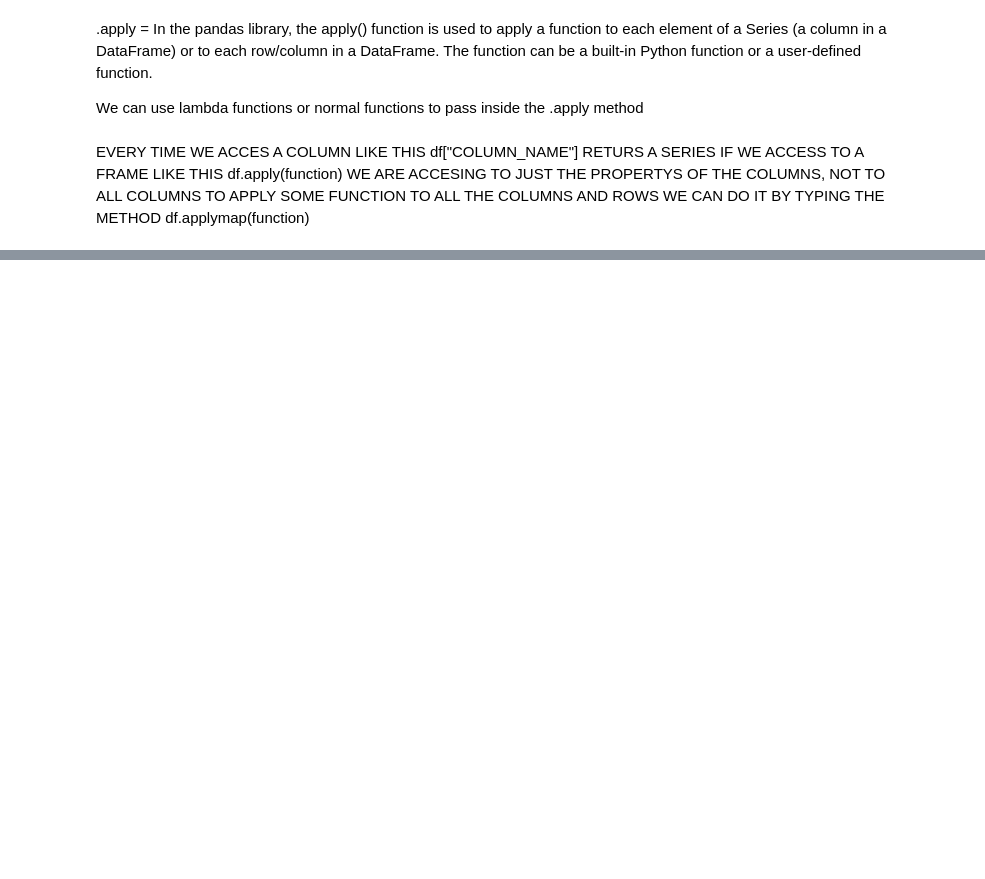
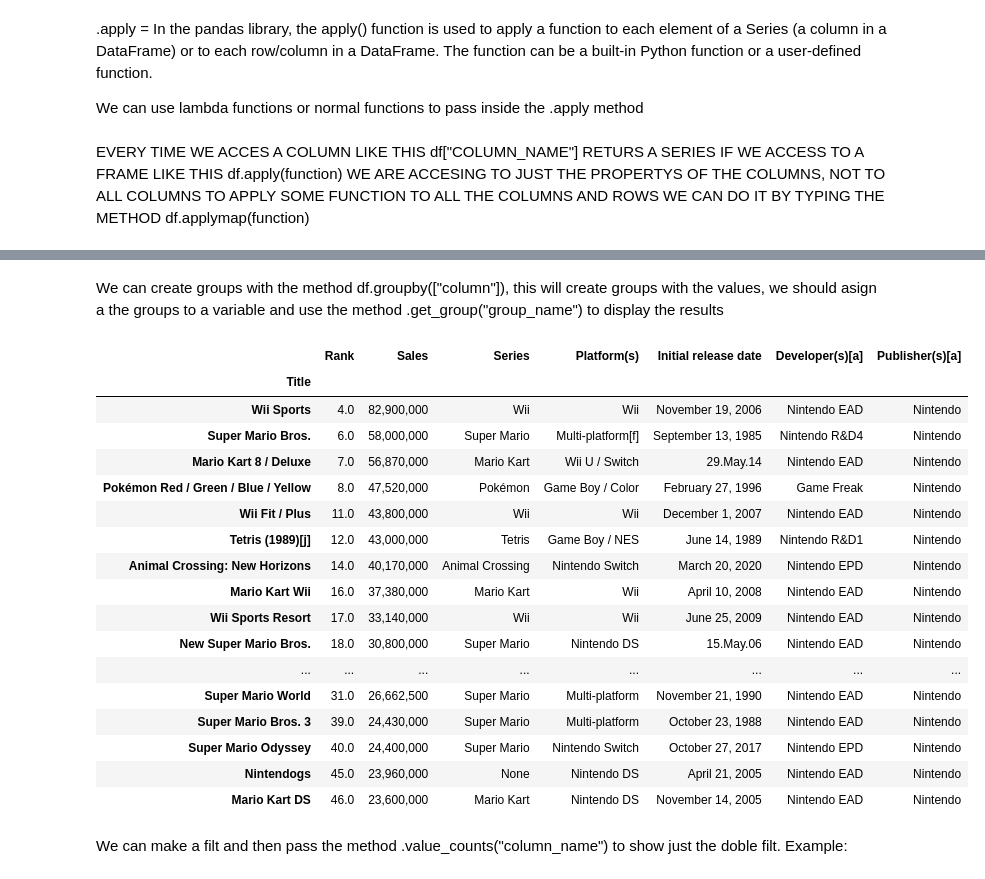
Before and after one commit to Sua95/pandas_project, a Jupyter notebook: pandas_demo.ipynb, the cells around one changed output, grey strips where cells are left out. Drawn from its saved outputs; the diff is of its cells as text; code cells hidden in the pictures; blank space fills up the shorter version.

```diff
--- a/pandas_demo.ipynb
+++ b/pandas_demo.ipynb
@@ -257,0 +313,27 @@ To remove one or multiple we can use the method df.drop(columns=[column_1,Column
+# %% [markdown]
+We can create groups with the method df.groupby(["column"]), this will create groups with the values, we should asign a the groups to a variable and use the method .get_group("group_name") to display the results
+# %%
+publisher_group = df.groupby(["Publisher(s)[a]"])
+df_platfoms_group.get_group("Nintendo")
+# %% [output]
+|  | Rank | Sales | Series | Platform(s) | Initial release date | Developer(s)[a] | Publisher(s)[a] |
+| Title |  |  |  |  |  |  |  |
+| Wii Sports | 4.0 | 82,900,000 | Wii | Wii | November 19, 2006 | Nintendo EAD | Nintendo |
+| Super Mario Bros. | 6.0 | 58,000,000 | Super Mario | Multi-platform[f] | September 13, 1985 | Nintendo R&D4 | Nintendo |
+| Mario Kart 8 / Deluxe | 7.0 | 56,870,000 | Mario Kart | Wii U / Switch | 29.May.14 | Nintendo EAD | Nintendo |
+| Pokémon Red / Green / Blue / Yellow | 8.0 | 47,520,000 | Pokémon | Game Boy / Color | February 27, 1996 | Game Freak | Nintendo |
+| Wii Fit / Plus | 11.0 | 43,800,000 | Wii | Wii | December 1, 2007 | Nintendo EAD | Nintendo |
+| Tetris (1989)[j] | 12.0 | 43,000,000 | Tetris | Game Boy / NES | June 14, 1989 | Nintendo R&D1 | Nintendo |
+| Animal Crossing: New Horizons | 14.0 | 40,170,000 | Animal Crossing | Nintendo Switch | March 20, 2020 | Nintendo EPD | Nintendo |
+| Mario Kart Wii | 16.0 | 37,380,000 | Mario Kart | Wii | April 10, 2008 | Nintendo EAD | Nintendo |
+| Wii Sports Resort | 17.0 | 33,140,000 | Wii | Wii | June 25, 2009 | Nintendo EAD | Nintendo |
+| New Super Mario Bros. | 18.0 | 30,800,000 | Super Mario | Nintendo DS | 15.May.06 | Nintendo EAD | Nintendo |
+| ... | ... | ... | ... | ... | ... | ... | ... |
+| Super Mario World | 31.0 | 26,662,500 | Super Mario | Multi-platform | November 21, 1990 | Nintendo EAD | Nintendo |
+| Super Mario Bros. 3 | 39.0 | 24,430,000 | Super Mario | Multi-platform | October 23, 1988 | Nintendo EAD | Nintendo |
+| Super Mario Odyssey | 40.0 | 24,400,000 | Super Mario | Nintendo Switch | October 27, 2017 | Nintendo EPD | Nintendo |
+| Nintendogs | 45.0 | 23,960,000 | None | Nintendo DS | April 21, 2005 | Nintendo EAD | Nintendo |
+| Mario Kart DS | 46.0 | 23,600,000 | Mario Kart | Nintendo DS | November 14, 2005 | Nintendo EAD | Nintendo |
+# %% [markdown]
+We can make a filt and then pass the method .value_counts("column_name") to show just the doble filt.
+Example:
```
Also changed, not shown: parts of 10 cells of this notebook.
